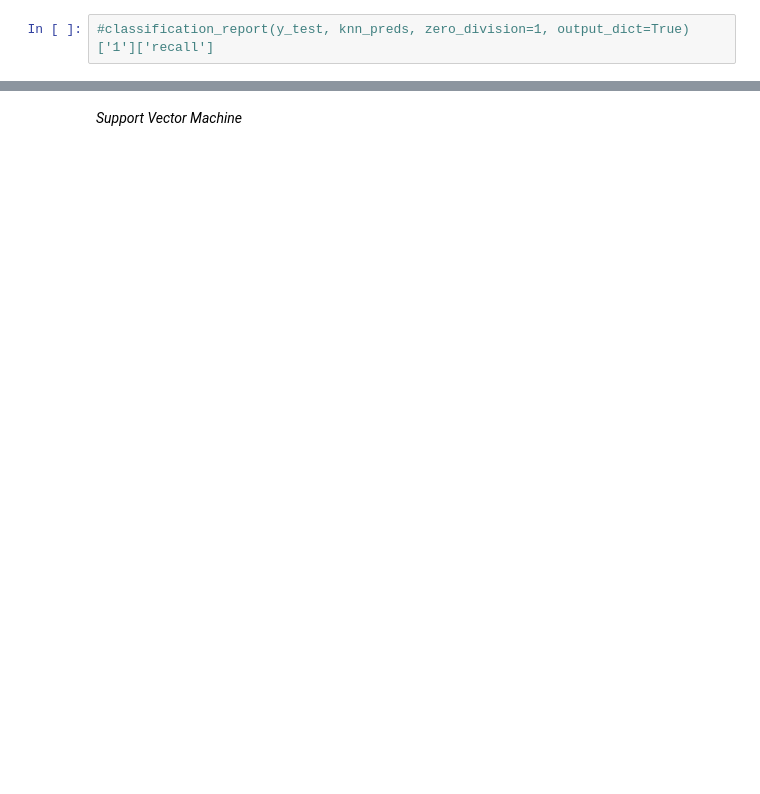
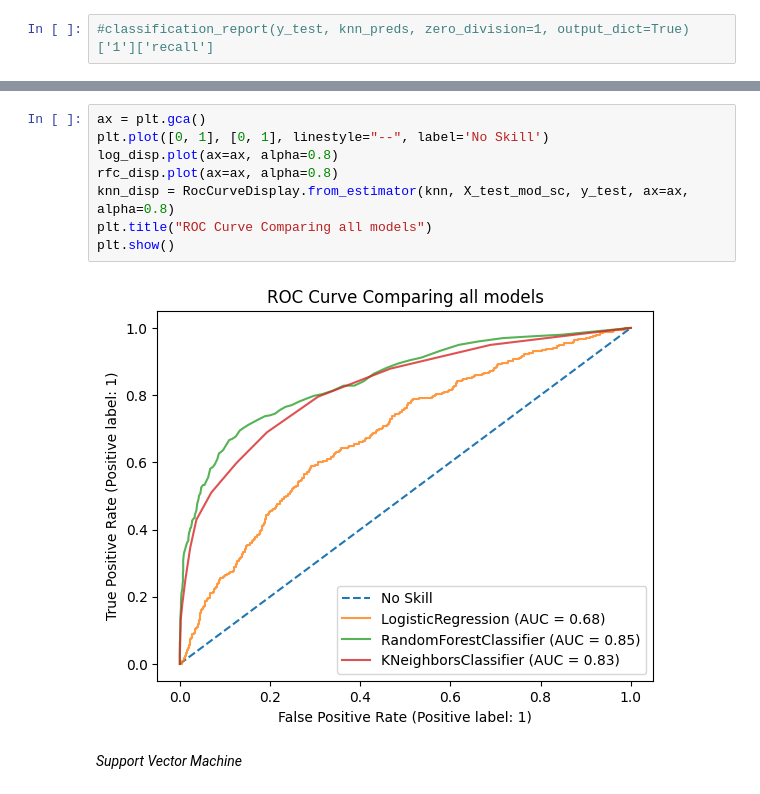
Before and after one commit to mmwitters/CDA_Project, a Jupyter notebook: Final Project.ipynb, the cells around one changed output, grey strips where cells are left out. Saved outputs shown, nothing was run; the diff lists cells and outputs as text; blank space fills up the shorter version.

```diff
--- a/Final Project.ipynb
+++ b/Final Project.ipynb
@@ -819,2 +826,12 @@ weighted avg       0.80      0.80      0.80      2000
+# %%
+ax = plt.gca()
+plt.plot([0, 1], [0, 1], linestyle="--", label='No Skill')
+log_disp.plot(ax=ax, alpha=0.8)
+rfc_disp.plot(ax=ax, alpha=0.8)
+knn_disp = RocCurveDisplay.from_estimator(knn, X_test_mod_sc, y_test, ax=ax, alpha=0.8)
+plt.title("ROC Curve Comparing all models")
+plt.show()
+# %% [output]
+[figure, added]
 # %% [markdown]
 *Support Vector Machine*
```
Also changed, not shown: parts of 4 cells of this notebook.
